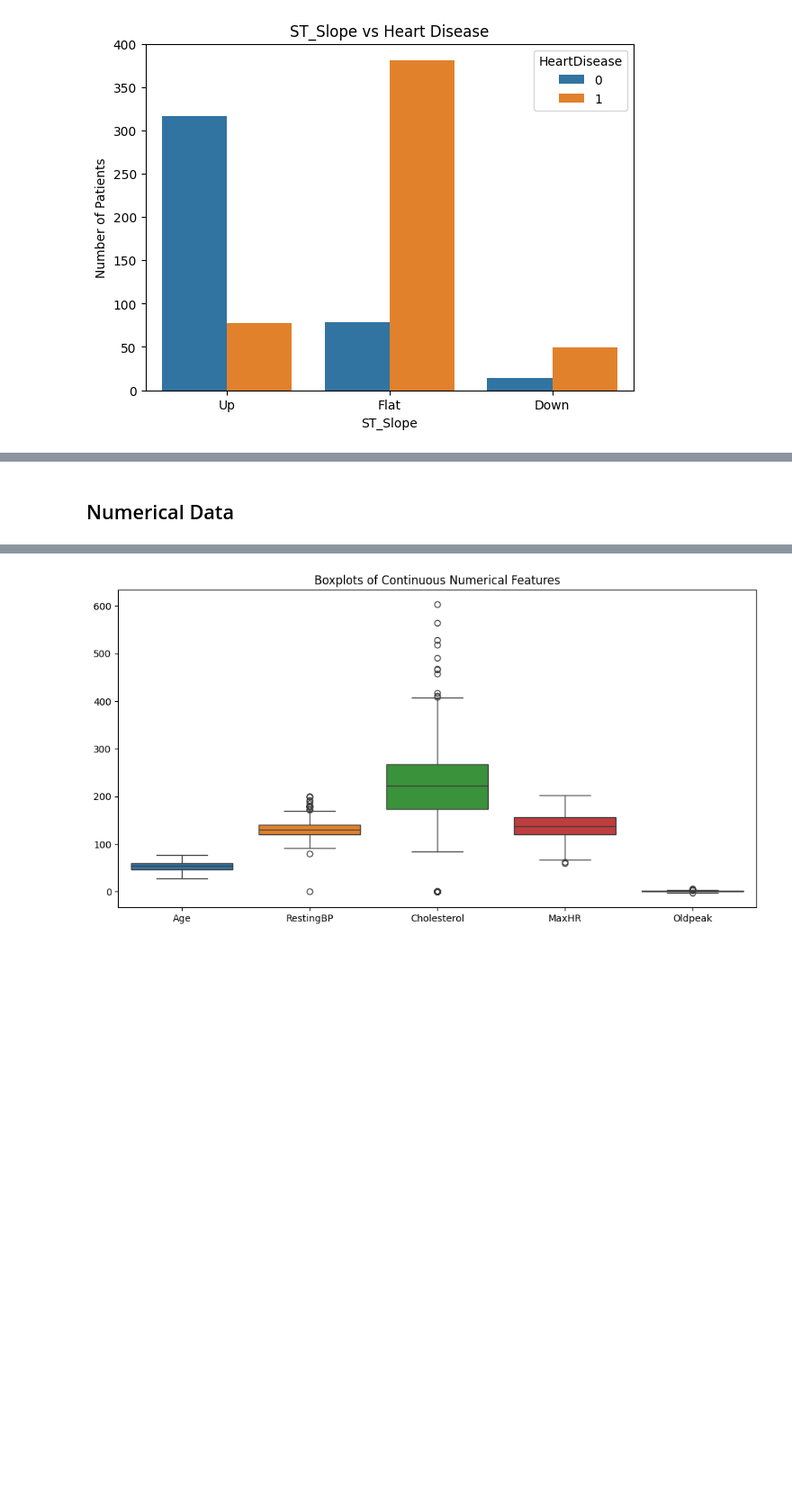
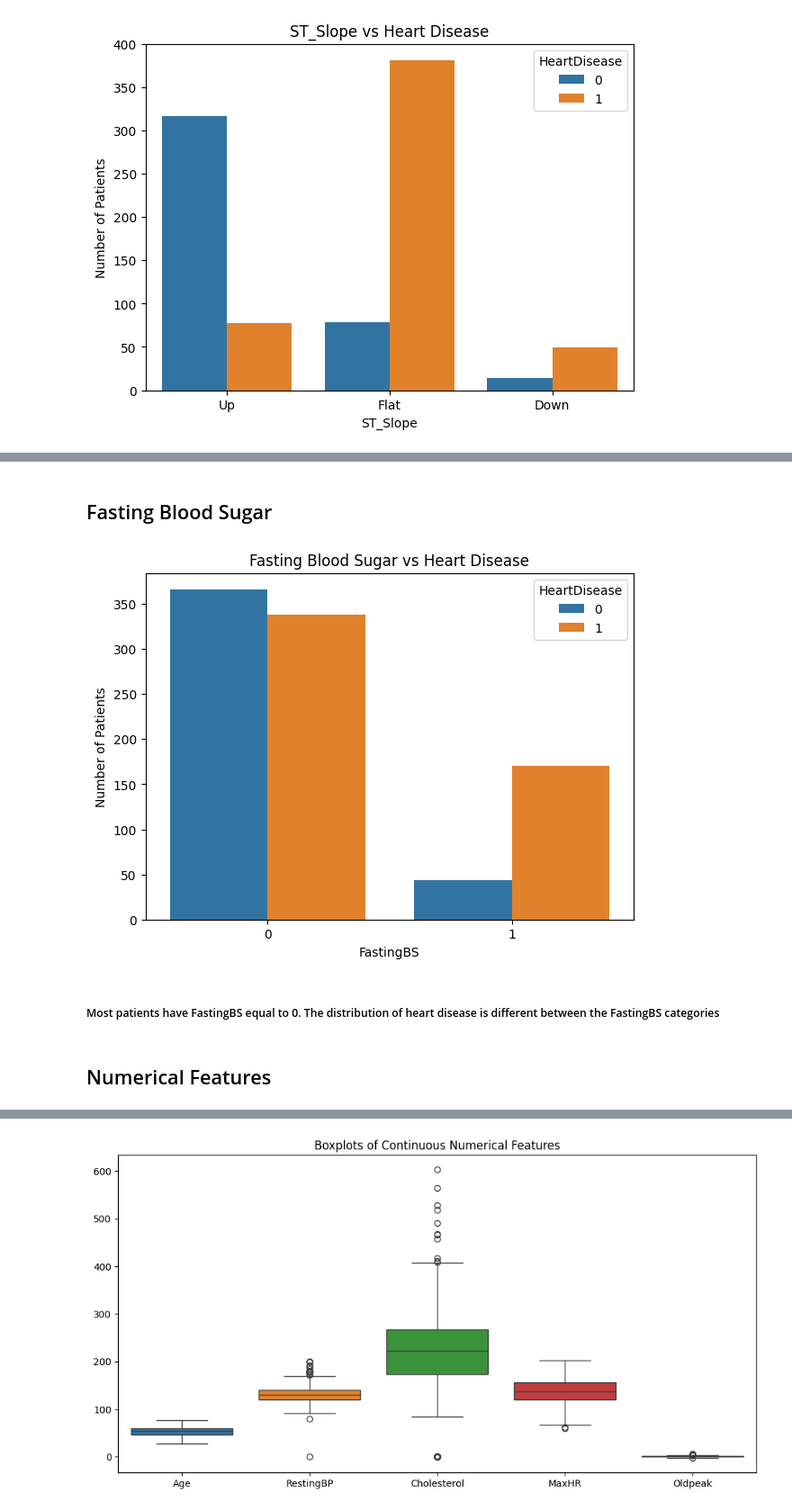
Before and after one commit to Kakul-07/EDA-Task, a Jupyter notebook: Heart/eda.ipynb, the cells around one changed output, grey strips where cells are left out. Shown at 90% size. Drawn from its saved outputs; the diff is of its cells as text; code cells hidden in the pictures; blank space fills up the shorter version.

```diff
--- a/Heart/eda.ipynb
+++ b/Heart/eda.ipynb
@@ -458,3 +330,16 @@ for column in ["RestingECG", "ExerciseAngina", "ST_Slope"]:
+# %% [markdown]
+## Fasting Blood Sugar
+# %%
+plt.figure(figsize=(7, 5))
+sns.countplot(data=df, x="FastingBS", hue="HeartDisease")
+plt.title("Fasting Blood Sugar vs Heart Disease")
+plt.xlabel("FastingBS")
+plt.ylabel("Number of Patients")
+plt.show()
+# %% [output]
+[figure, added]
+# %% [markdown]
+##### Most patients have FastingBS equal to 0. The distribution of heart disease is different between the FastingBS categories
 # %% [markdown]
-## Numerical Data
+## Numerical Features
 # %%
```
Also changed, not shown: parts of 140 cells of this notebook, 1 other file.
